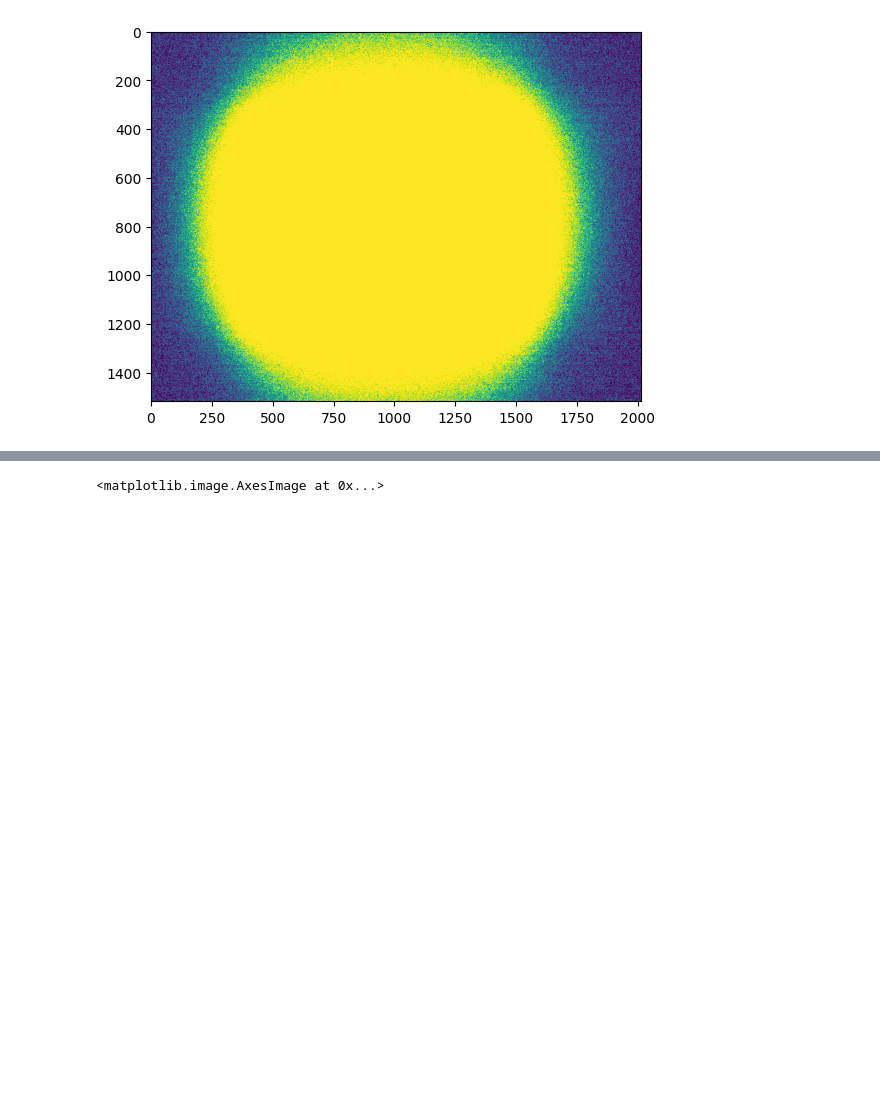
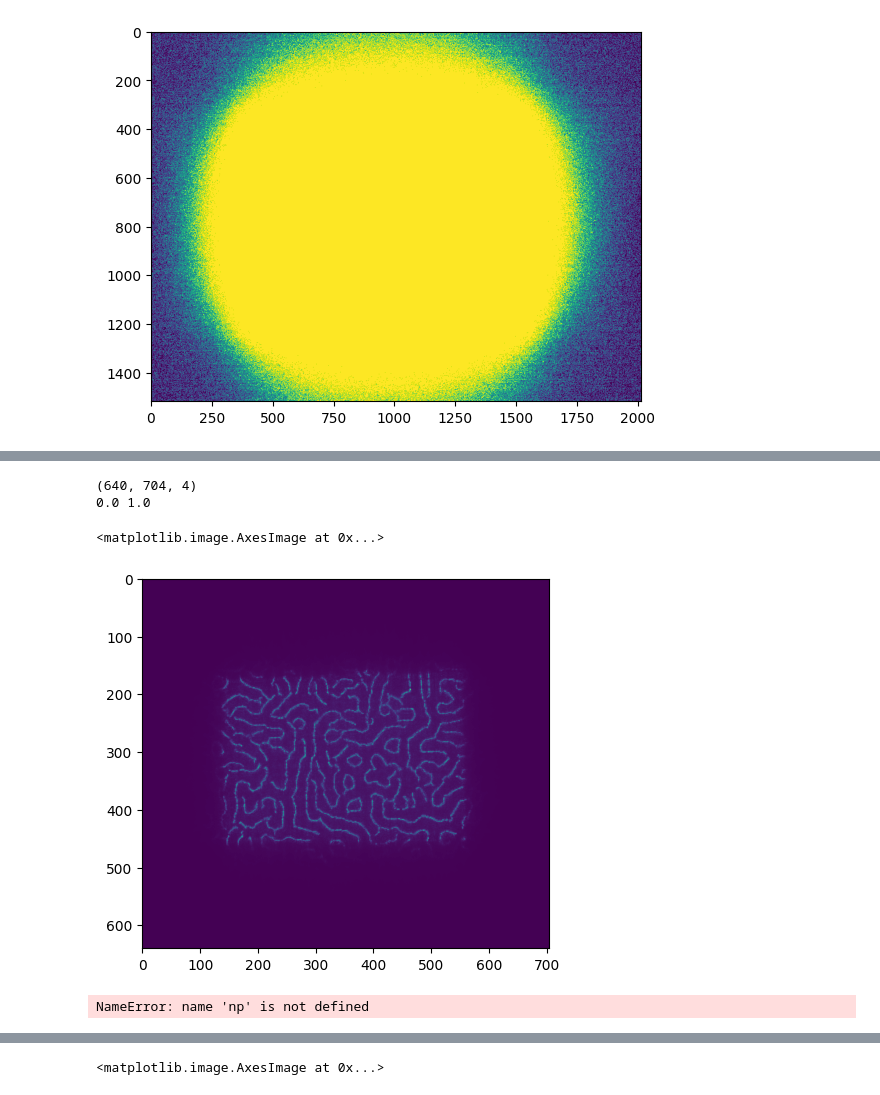
Before and after one commit to jonreymond/lensless_ml, a Jupyter notebook: draft.ipynb, the cells around one changed output, grey strips where cells are left out. Saved outputs shown, nothing was run; the diff lists cells and outputs as text; code cells hidden in the pictures; blank space fills up the shorter version.

```diff
--- a/draft.ipynb
+++ b/draft.ipynb
@@ -671,0 +753,17 @@ plt.imshow(img[:, :, 0] > 0)
+# %%
+def get_psf(config):
+    crop_top = psf_config['centre_x'] - psf_config['crop_size_x'] // 2
+    crop_bottom = psf_config['centre_x'] + psf_config['crop_size_x'] // 2
+    crop_left = psf_config['centre_y'] - psf_config['crop_size_y'] // 2
+    crop_right = psf_config['centre_y'] + psf_config['crop_size_y'] // 2
+    psf_crop = np.load(psf_config['path'])
+    psf_crop = psf_crop[crop_top:crop_bottom, crop_left:crop_right]
+    psf_crop = extract_bayer(psf_crop)
+    # Crop
+    # crop_top = psf_config['centre_x'] - psf_config['crop_size_x'] // 2
+    # crop_bottom = psf_config['centre_x'] + psf_config['crop_size_x'] // 2
+    # crop_left = psf_config['centre_y'] - psf_config['crop_size_y'] // 2
+    # crop_right = psf_config['centre_y'] + psf_config['crop_size_y'] // 2
+
+    # psf_crop = psf[crop_top:crop_bottom, crop_left:crop_right]
+    return psf_crop
@@ -671,0 +784,17 @@ plt.imshow(img[:, :, 0] > 0)
+# %%
+psf_crop = get_psf(psf_config)
+print(psf_crop.shape)
+print(np.min(psf_crop), np.max(psf_crop))
+plt.imshow(psf_crop[:, :, 3])
+# %% [output]
+(640, 704, 4)
+0.0 1.0
+<matplotlib.image.AxesImage at 0x...>
+[figure, added]
+# %%
+path = '/scratch/jreymond/phlatnet/phase_psf/psf.npy'
+img = np.load(path)
+print(img.shape)
+plt.imshow(img[:, :, 0])
+# %% [output]
+NameError: name 'np' is not defined
```
Also changed, not shown: parts of 36 cells of this notebook, 12 other files.
